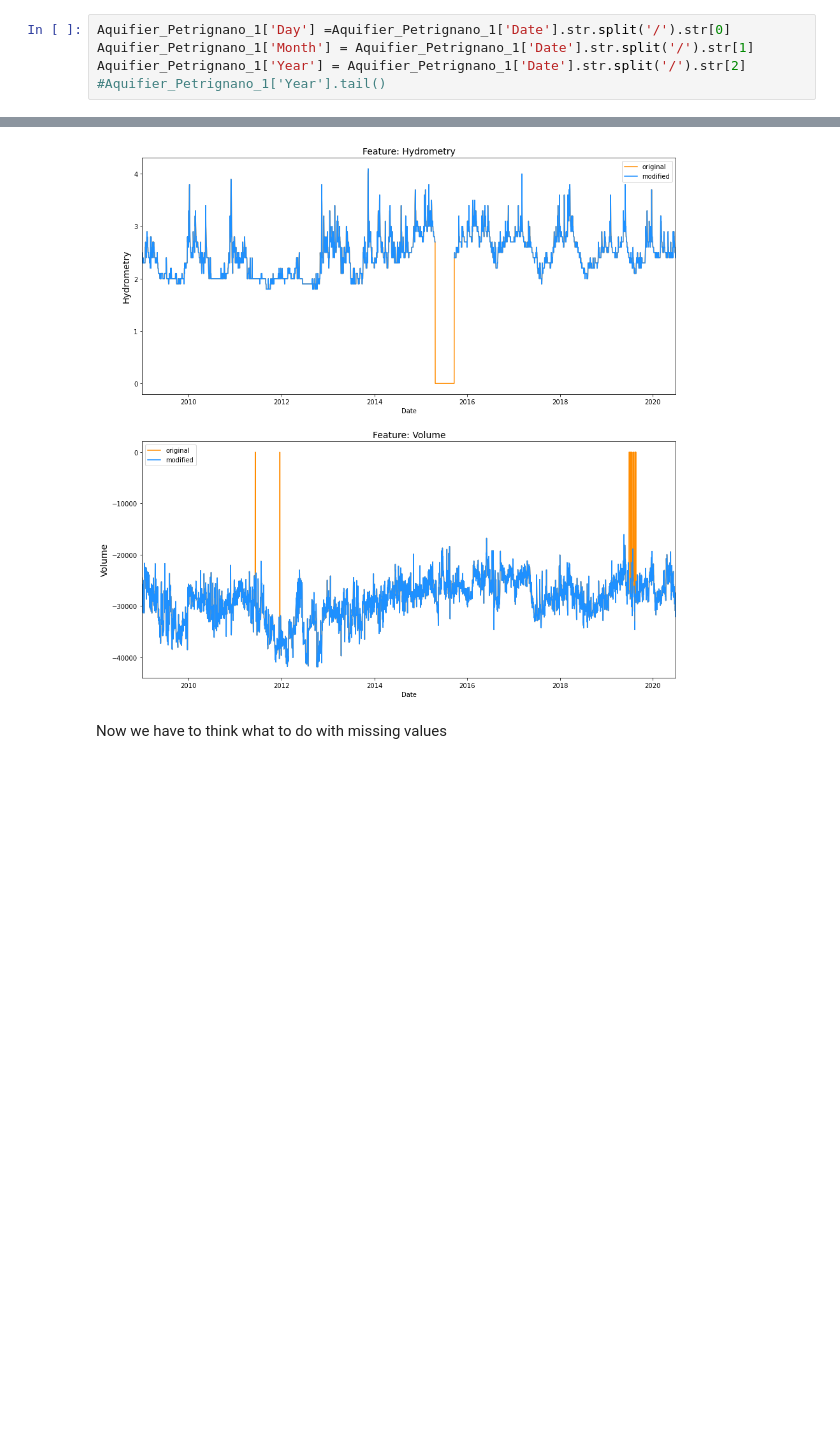
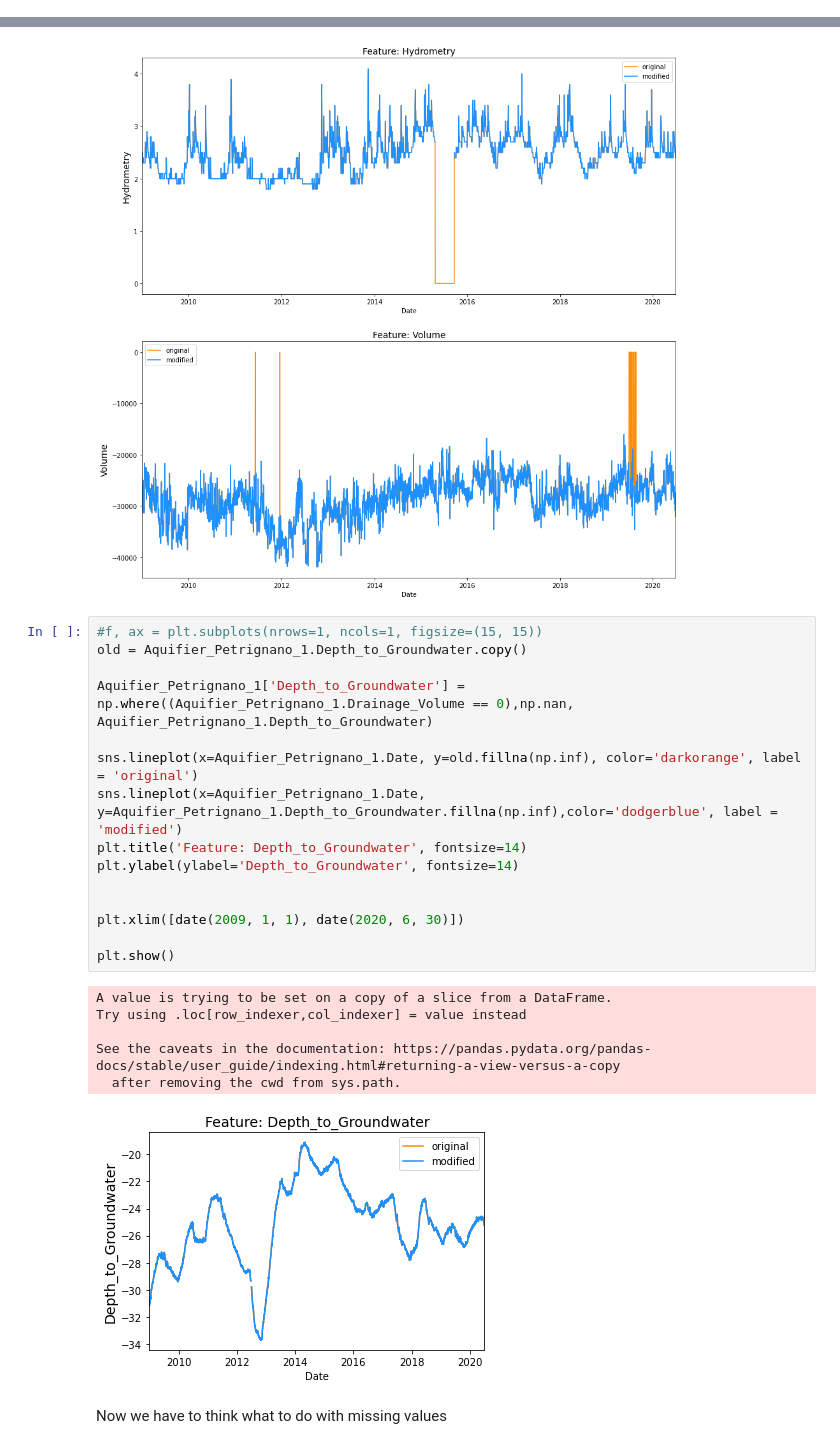
Before and after one commit to sweta0805/Capstone3Project, a Jupyter notebook: Capstone3_Data_wrangling & EDA.ipynb, the cells around one changed output, grey strips where cells are left out. Cells and saved outputs as stored; diff of their text form; blank space fills up the shorter version.

```diff
--- a/Capstone3_Data_wrangling & EDA.ipynb
+++ b/Capstone3_Data_wrangling & EDA.ipynb
@@ -246,5 +239,0 @@ This column is provided in string format. Let's convert it to the datetime64[ns]
-# %%
-Aquifier_Petrignano_1['Day'] =Aquifier_Petrignano_1['Date'].str.split('/').str[0]
-Aquifier_Petrignano_1['Month'] = Aquifier_Petrignano_1['Date'].str.split('/').str[1]
-Aquifier_Petrignano_1['Year'] = Aquifier_Petrignano_1['Date'].str.split('/').str[2]
-#Aquifier_Petrignano_1['Year'].tail()
@@ -353,6 +335,28 @@ Try using .loc[row_indexer,col_indexer] = value instead
 See the caveats in the documentation: https://pandas.pydata.org/pandas-docs/stable/user_guide/indexing.html#returning-a-view-versus-a-copy
   # This is added back by InteractiveShellApp.init_path()
 [figure]
+# %%
+#f, ax = plt.subplots(nrows=1, ncols=1, figsize=(15, 15))
+old = Aquifier_Petrignano_1.Depth_to_Groundwater.copy()
+
+Aquifier_Petrignano_1['Depth_to_Groundwater'] = np.where((Aquifier_Petrignano_1.Drainage_Volume == 0),np.nan, Aquifier_Petrignano_1.Depth_to_Groundwater)
+
+sns.lineplot(x=Aquifier_Petrignano_1.Date, y=old.fillna(np.inf), color='darkorange', label = 'original')
+sns.lineplot(x=Aquifier_Petrignano_1.Date, y=Aquifier_Petrignano_1.Depth_to_Groundwater.fillna(np.inf),color='dodgerblue', label = 'modified')
+plt.title('Feature: Depth_to_Groundwater', fontsize=14)
+plt.ylabel(ylabel='Depth_to_Groundwater', fontsize=14)
+
+
+plt.xlim([date(2009, 1, 1), date(2020, 6, 30)])
+
+plt.show()
+# %% [output]
+A value is trying to be set on a copy of a slice from a DataFrame.
+Try using .loc[row_indexer,col_indexer] = value instead
+
+See the caveats in the documentation: https://pandas.pydata.org/pandas-docs/stable/user_guide/indexing.html#returning-a-view-versus-a-copy
+  after removing the cwd from sys.path.
+[figure, added]
 # %% [markdown]
 Now we have to think what to do with missing values
 # %%
```
Also changed, not shown: parts of 74 cells of this notebook, 1 other file.
